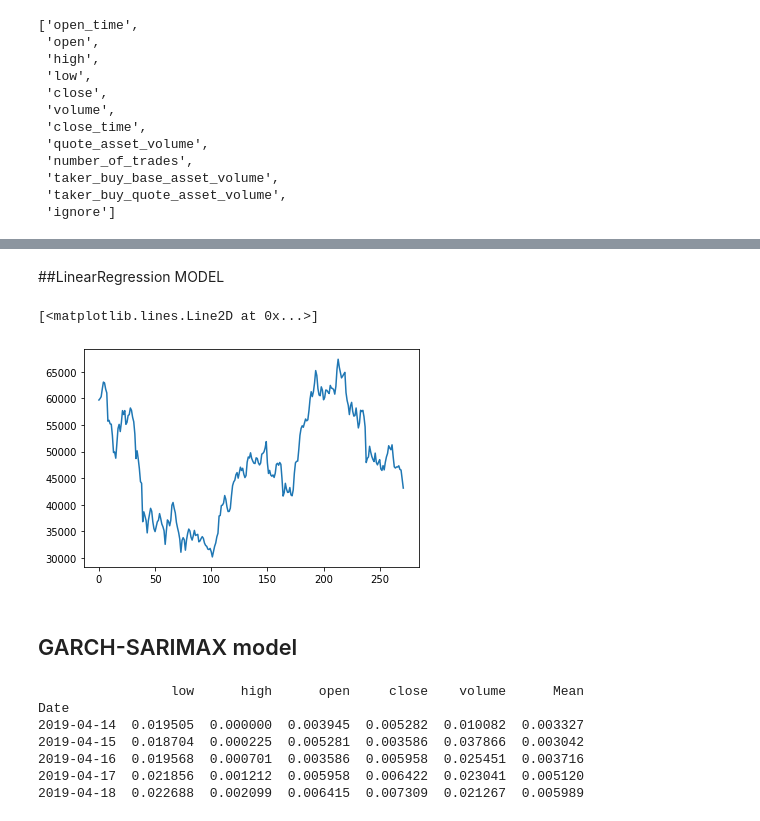
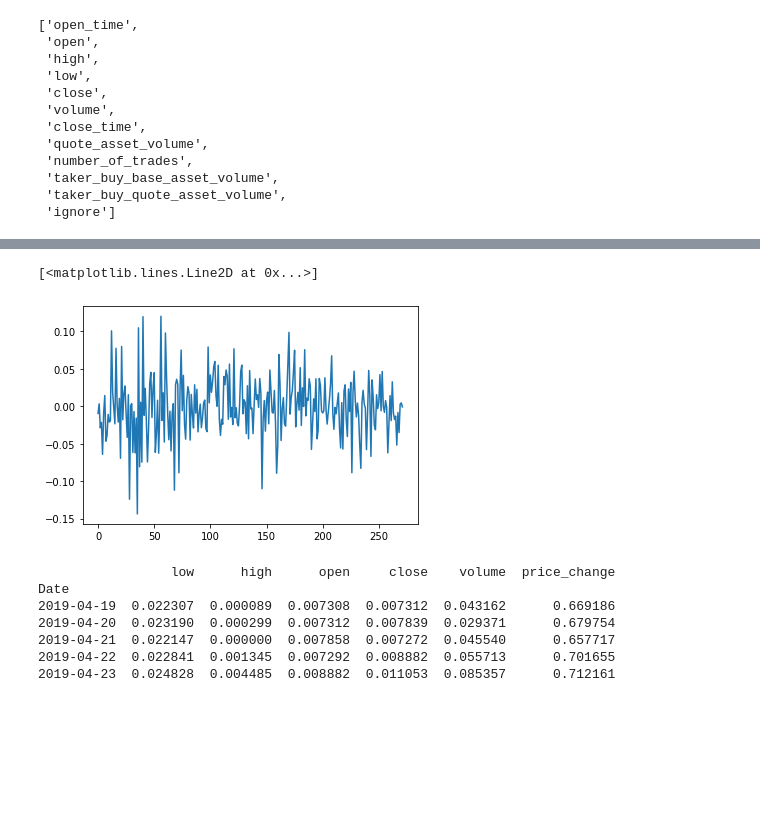
Before and after one commit to moo0la/final_peoject, a Jupyter notebook: ML_Bitcoin_price_predictor.ipynb, the cells around one changed output, grey strips where cells are left out. Saved outputs shown, nothing was run; the diff lists cells and outputs as text; code cells hidden in the pictures; blank space fills up the shorter version.

```diff
--- a/ML_Bitcoin_price_predictor.ipynb
+++ b/ML_Bitcoin_price_predictor.ipynb
@@ -120,0 +105,6 @@ DatetimeIndex(['2019-04-13', '2019-04-14', '2019-04-15', '2019-04-16',
+# %%
+cols = df.columns
+df[cols] = df[cols].apply(pd.to_numeric, errors='coerce')
+# %%
+df['taker_sell_base_asset_volume'] = df.volume - df.taker_buy_base_asset_volume
+df
@@ -120,0 +126,3 @@ DatetimeIndex(['2019-04-13', '2019-04-14', '2019-04-15', '2019-04-16',
+# %%
+df['order_flow_imbalance'] = 1-(df.taker_sell_base_asset_volume/df.taker_buy_base_asset_volume)
+df
@@ -120,0 +144,4 @@ DatetimeIndex(['2019-04-13', '2019-04-14', '2019-04-15', '2019-04-16',
+# %%
+df['price_change'] = df.close.pct_change()
+df = df.dropna()
+df
@@ -162,5 +209,3 @@ dataset_for_prediction
-# %% [markdown]
-##LinearRegression MODEL
 # %%
 from sklearn.preprocessing import PolynomialFeatures
 from sklearn.linear_model import LinearRegression
@@ -168,37 +213,35 @@ N=2411
 # %%
 X=[]
 for i in range(2411):
     X.append([i])
 X=np.array(X)
 Xtrain=X[:N]
 Xtest=X[-272:]
-Y=df["Mean"]
+Y=df["price_change"]
 Y=np.array(Y,dtype='float32')
 ytrain=Y[:N]
 ytest=Y[-272:]
 arr=ytest
 plt.plot(arr,label='actual')
 # %% [output]
 [<matplotlib.lines.Line2D at 0x...>]
-[figure, old version]
+[figure, new version]
-# %% [markdown]
-## GARCH-SARIMAX model
 # %%
 from sklearn.preprocessing import MinMaxScaler
 sc_in = MinMaxScaler(feature_range=(0, 1))
-scaled_input = sc_in.fit_transform(dataset_for_prediction[['low', 'high', 'open', 'close', 'volume', 'Mean']])
+scaled_input = sc_in.fit_transform(dataset_for_prediction[['low', 'high', 'open', 'close', 'volume', 'price_change']])
 scaled_input = pd.DataFrame(scaled_input, index=dataset_for_prediction.index)
 X= scaled_input
-X.rename(columns={0:'low', 1:'high', 2:'open', 3:'close', 4:'volume', 5:'Mean'}, inplace=True)
+X.rename(columns={0:'low', 1:'high', 2:'open', 3:'close', 4:'volume', 5:'price_change'}, inplace=True)
 print(X.head())
 # %% [output]
-                 low      high      open     close    volume      Mean
+                 low      high      open     close    volume  price_change
 Date
-2019-04-14  0.019505  0.000000  0.003945  0.005282  0.010082  0.003327
-2019-04-15  0.018704  0.000225  0.005281  0.003586  0.037866  0.003042
-2019-04-16  0.019568  0.000701  0.003586  0.005958  0.025451  0.003716
-2019-04-17  0.021856  0.001212  0.005958  0.006422  0.023041  0.005120
-2019-04-18  0.022688  0.002099  0.006415  0.007309  0.021267  0.005989
+2019-04-19  0.022307  0.000089  0.007308  0.007312  0.043162      0.669186
+2019-04-20  0.023190  0.000299  0.007312  0.007839  0.029371      0.679754
+2019-04-21  0.022147  0.000000  0.007858  0.007272  0.045540      0.657717
+2019-04-22  0.022841  0.001345  0.007292  0.008882  0.055713      0.701655
+2019-04-23  0.024828  0.004485  0.008882  0.011053  0.085357      0.712161
 # %%
 sc_out = MinMaxScaler(feature_range=(0, 1))
 scaler_output = sc_out.fit_transform(dataset_for_prediction[['Actual']])
```
Also changed, not shown: parts of 20 cells of this notebook.
